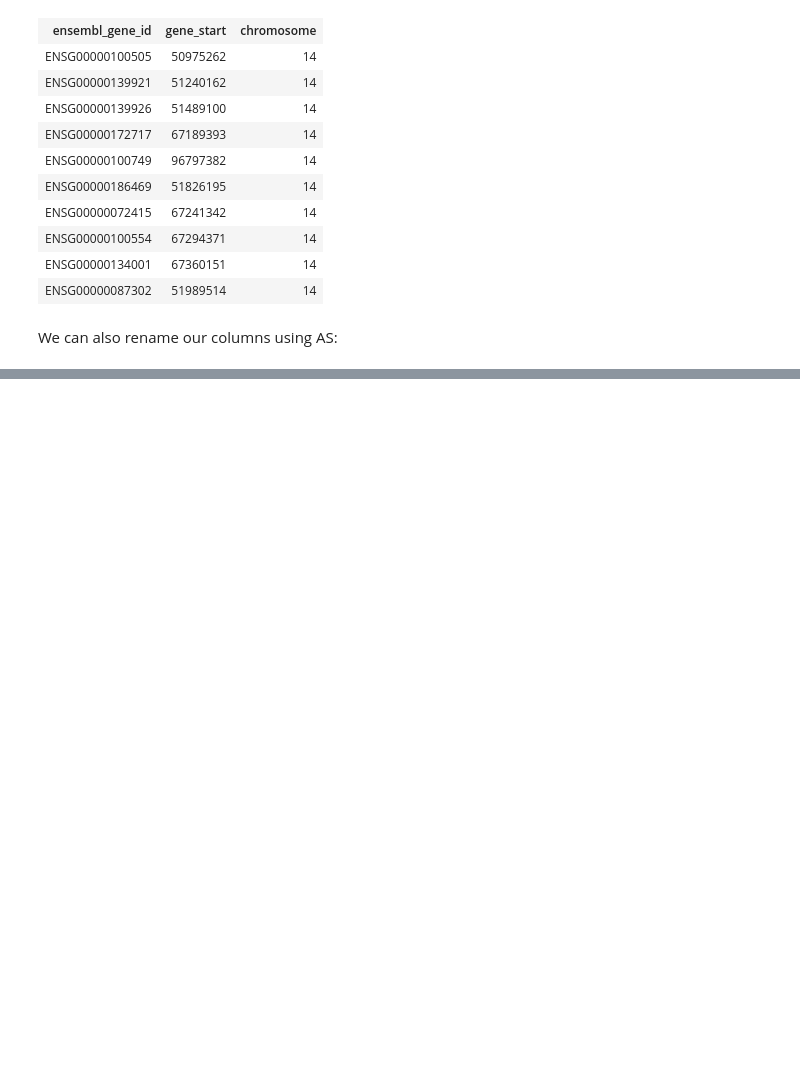
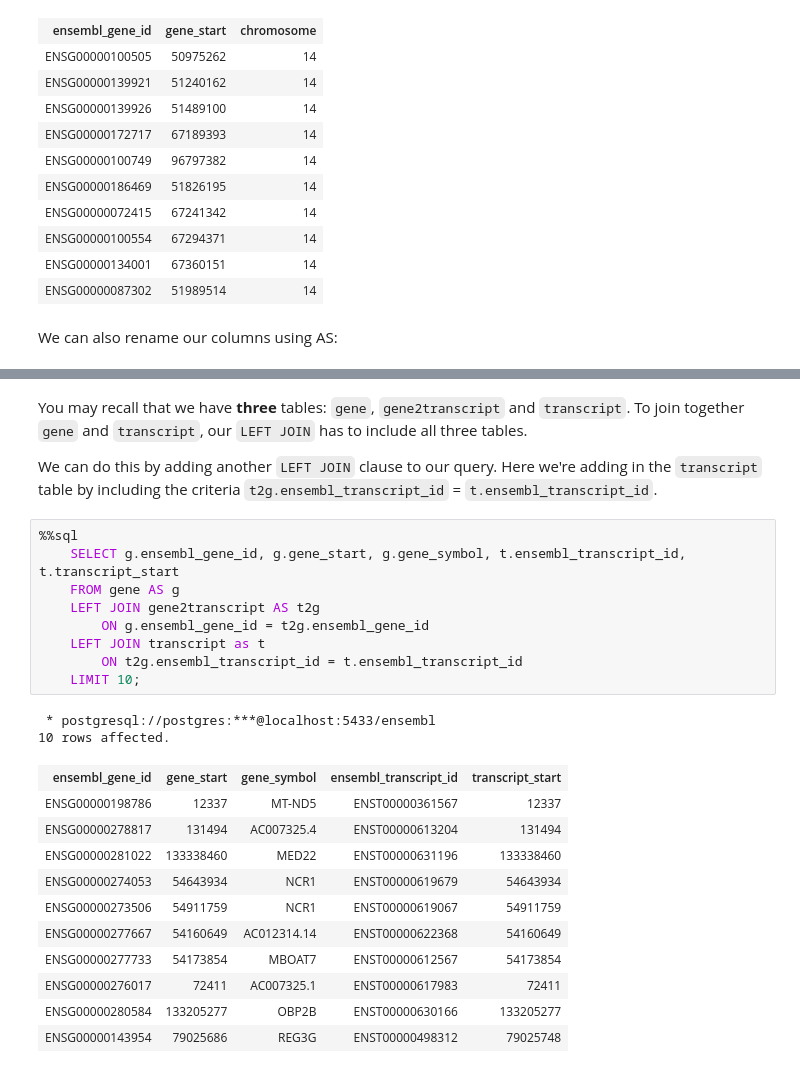
Before and after one commit to laderast/BMI535slides, a Jupyter notebook: Intro-to-SQL.ipynb, the cells around one changed output, grey strips where cells are left out. Drawn from its saved outputs; the diff is of its cells as text; blank space fills up the shorter version.

```diff
--- a/Intro-to-SQL.ipynb
+++ b/Intro-to-SQL.ipynb
@@ -173,3 +246,30 @@ WHERE chromosome = '14' LIMIT 20;
 | ENSG00000198840 | 10059 | MT-ND3 | ENST00000361227 |
 | ENSG00000212907 | 10470 | MT-ND4L | ENST00000361335 |
 | ENSG00000198886 | 10760 | MT-ND4 | ENST00000361381 |
+# %% [markdown]
+You may recall that we have **three** tables: `gene`, `gene2transcript` and `transcript`. To join together `gene` and `transcript`, our `LEFT JOIN` has to include all three tables.
+
+We can do this by adding another `LEFT JOIN` clause to our query. Here we're adding in the `transcript` table by including the criteria `t2g.ensembl_transcript_id` = `t.ensembl_transcript_id`.
+# %%
+%%sql
+    SELECT g.ensembl_gene_id, g.gene_start, g.gene_symbol, t.ensembl_transcript_id, t.transcript_start
+    FROM gene AS g
+    LEFT JOIN gene2transcript AS t2g
+        ON g.ensembl_gene_id = t2g.ensembl_gene_id
+    LEFT JOIN transcript as t
+        ON t2g.ensembl_transcript_id = t.ensembl_transcript_id
+    LIMIT 10;
+# %% [output]
+ * postgresql://postgres:***@localhost:5433/ensembl
+10 rows affected.
+| ensembl_gene_id | gene_start | gene_symbol | ensembl_transcript_id | transcript_start |
+| ENSG00000198786 | 12337 | MT-ND5 | ENST00000361567 | 12337 |
+| ENSG00000278817 | 131494 | AC007325.4 | ENST00000613204 | 131494 |
+| ENSG00000281022 | 133338460 | MED22 | ENST00000631196 | 133338460 |
+| ENSG00000274053 | 54643934 | NCR1 | ENST00000619679 | 54643934 |
+| ENSG00000273506 | 54911759 | NCR1 | ENST00000619067 | 54911759 |
+| ENSG00000277667 | 54160649 | AC012314.14 | ENST00000622368 | 54160649 |
+| ENSG00000277733 | 54173854 | MBOAT7 | ENST00000612567 | 54173854 |
+| ENSG00000276017 | 72411 | AC007325.1 | ENST00000617983 | 72411 |
+| ENSG00000280584 | 133205277 | OBP2B | ENST00000630166 | 133205277 |
+| ENSG00000143954 | 79025686 | REG3G | ENST00000498312 | 79025748 |
```
Also changed, not shown: parts of 27 cells of this notebook, 1 other file.
